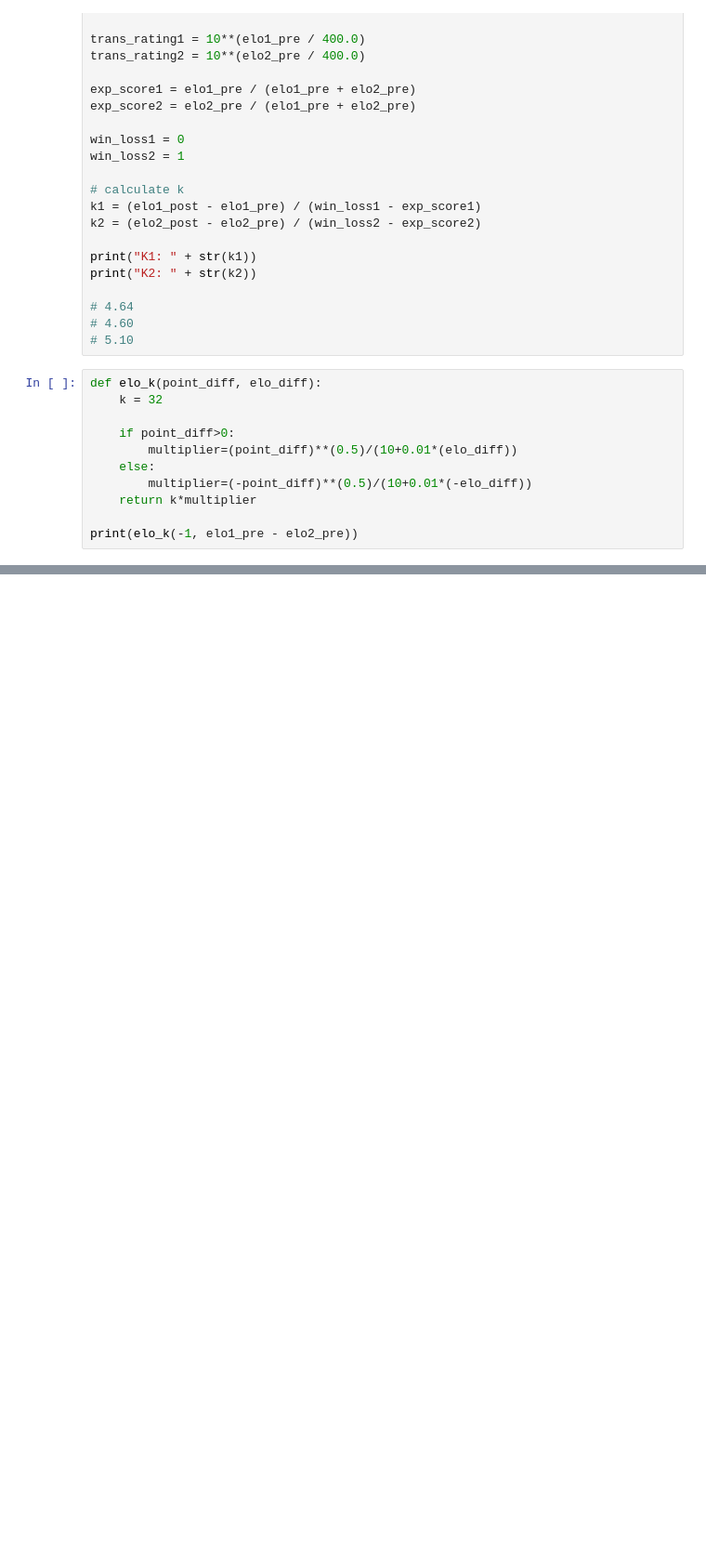
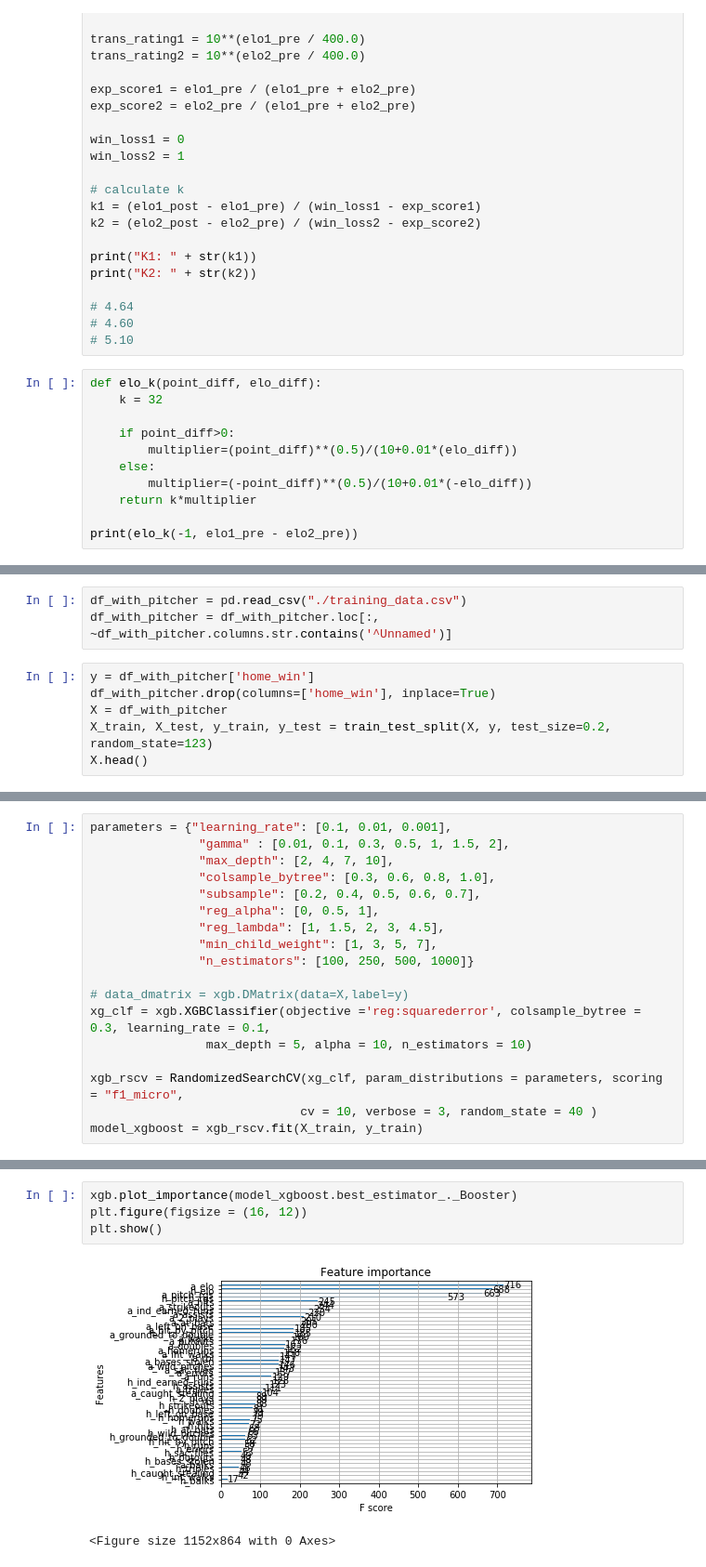
Before and after one commit to hughbromund/DubbClub, a Jupyter notebook: models/mlb_pregame_prediction/mlb_pregame_prediction.ipynb, the cells around one changed output, grey strips where cells are left out. Shown: that part at 93% size. Saved outputs shown, nothing was run; the diff lists cells and outputs as text; blank space fills up the shorter version.

Commit message:
MLB models

```diff
--- a/models/mlb_pregame_prediction/mlb_pregame_prediction.ipynb
+++ b/models/mlb_pregame_prediction/mlb_pregame_prediction.ipynb
@@ -120,0 +177,9 @@ for x in unique_in_elo:
+# %%
+df_with_pitcher = pd.read_csv("./training_data.csv")
+df_with_pitcher = df_with_pitcher.loc[:, ~df_with_pitcher.columns.str.contains('^Unnamed')]
+# %%
+y = df_with_pitcher['home_win']
+df_with_pitcher.drop(columns=['home_win'], inplace=True)
+X = df_with_pitcher
+X_train, X_test, y_train, y_test = train_test_split(X, y, test_size=0.2, random_state=123)
+X.head()
@@ -120,0 +196,18 @@ for x in unique_in_elo:
+# %%
+parameters = {"learning_rate": [0.1, 0.01, 0.001],
+               "gamma" : [0.01, 0.1, 0.3, 0.5, 1, 1.5, 2],
+               "max_depth": [2, 4, 7, 10],
+               "colsample_bytree": [0.3, 0.6, 0.8, 1.0],
+               "subsample": [0.2, 0.4, 0.5, 0.6, 0.7],
+               "reg_alpha": [0, 0.5, 1],
+               "reg_lambda": [1, 1.5, 2, 3, 4.5],
+               "min_child_weight": [1, 3, 5, 7],
+               "n_estimators": [100, 250, 500, 1000]}
+
+# data_dmatrix = xgb.DMatrix(data=X,label=y)
+xg_clf = xgb.XGBClassifier(objective ='reg:squarederror', colsample_bytree = 0.3, learning_rate = 0.1,
+                max_depth = 5, alpha = 10, n_estimators = 10)
+
+xgb_rscv = RandomizedSearchCV(xg_clf, param_distributions = parameters, scoring = "f1_micro",
+                             cv = 10, verbose = 3, random_state = 40 )
+model_xgboost = xgb_rscv.fit(X_train, y_train)
@@ -120,0 +232,7 @@ for x in unique_in_elo:
+# %%
+xgb.plot_importance(model_xgboost.best_estimator_._Booster)
+plt.figure(figsize = (16, 12))
+plt.show()
+# %% [output]
+[figure, added]
+<Figure size 1152x864 with 0 Axes>
```
Also changed, not shown: parts of 29 cells of this notebook, 2 other files.
